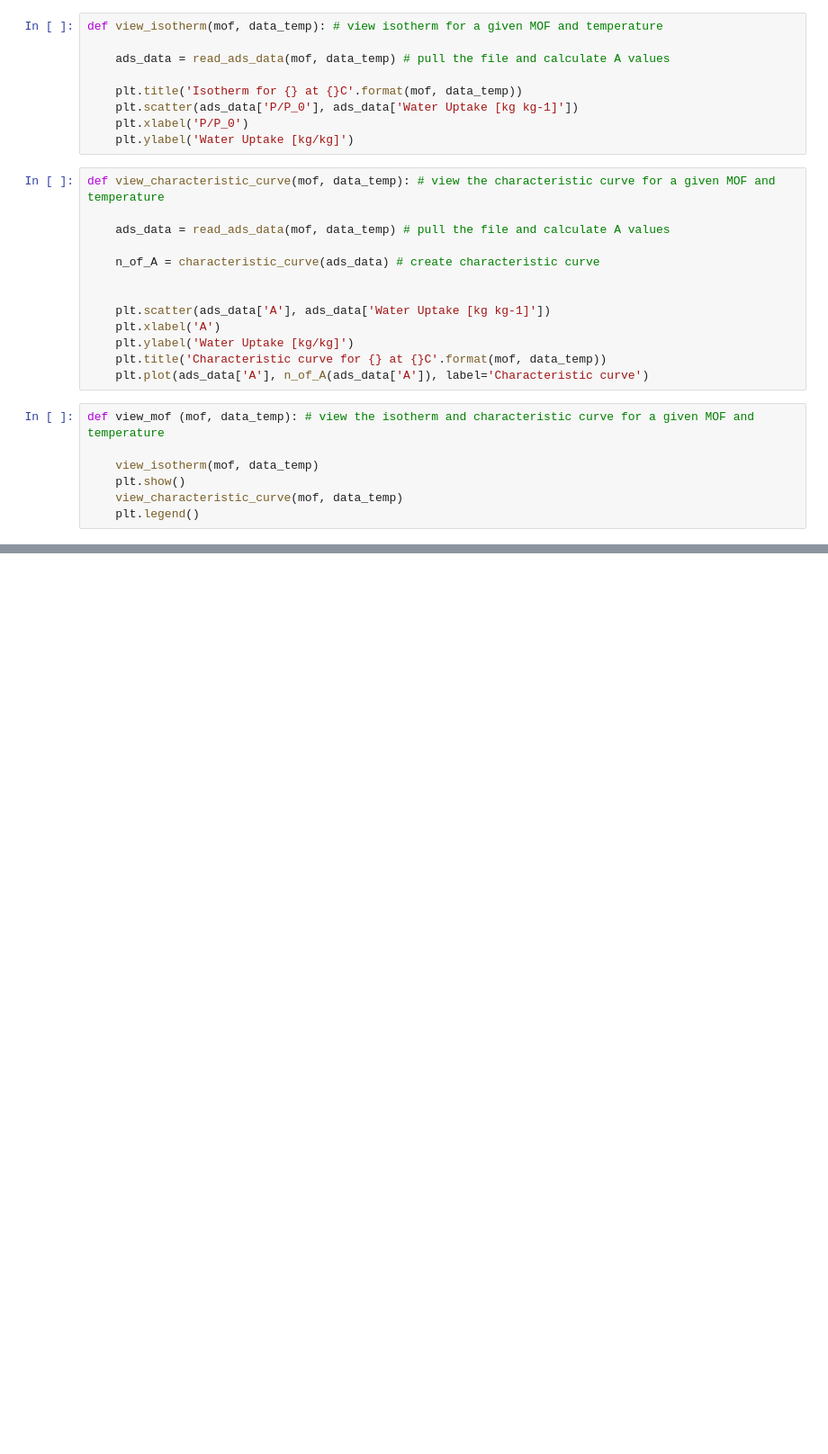
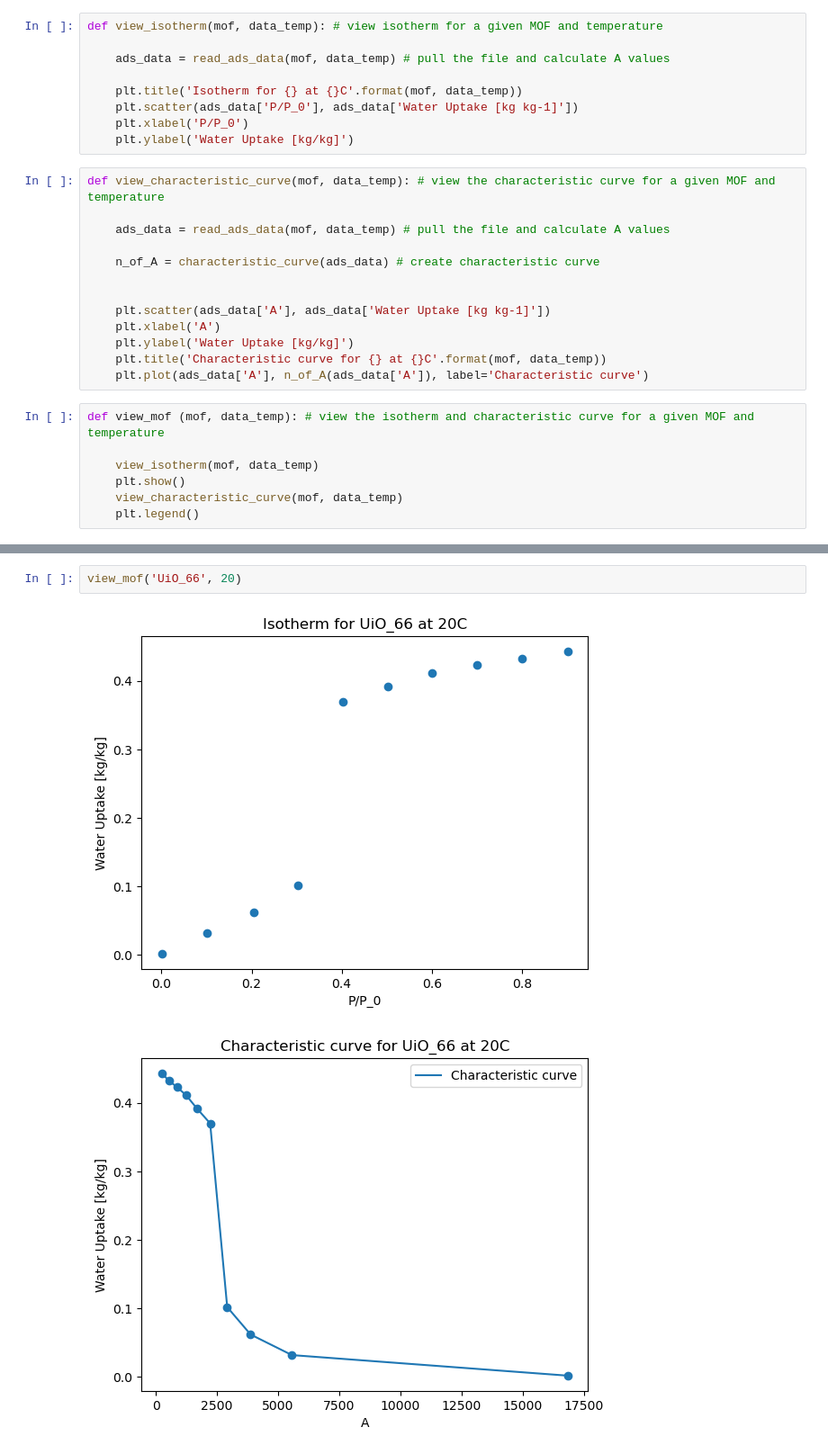
Before and after one commit to SimonEnsemble/water_harvesting, a Jupyter notebook: Polanyi_calculation_general.ipynb, the cells around one changed output, grey strips where cells are left out. Shown at 90% size. Drawn from its saved outputs; the diff is of its cells as text; blank space fills up the shorter version.

```diff
--- a/Polanyi_calculation_general.ipynb
+++ b/Polanyi_calculation_general.ipynb
@@ -169,0 +173,5 @@ FileNotFoundError: [Errno 2] No such file or directory: 'data/DUT_67_20C.csv'
+# %%
+view_mof('UiO_66', 20)
+# %% [output]
+[figure, added]
+[figure, added]
```
Also changed, not shown: parts of 4 cells of this notebook.
